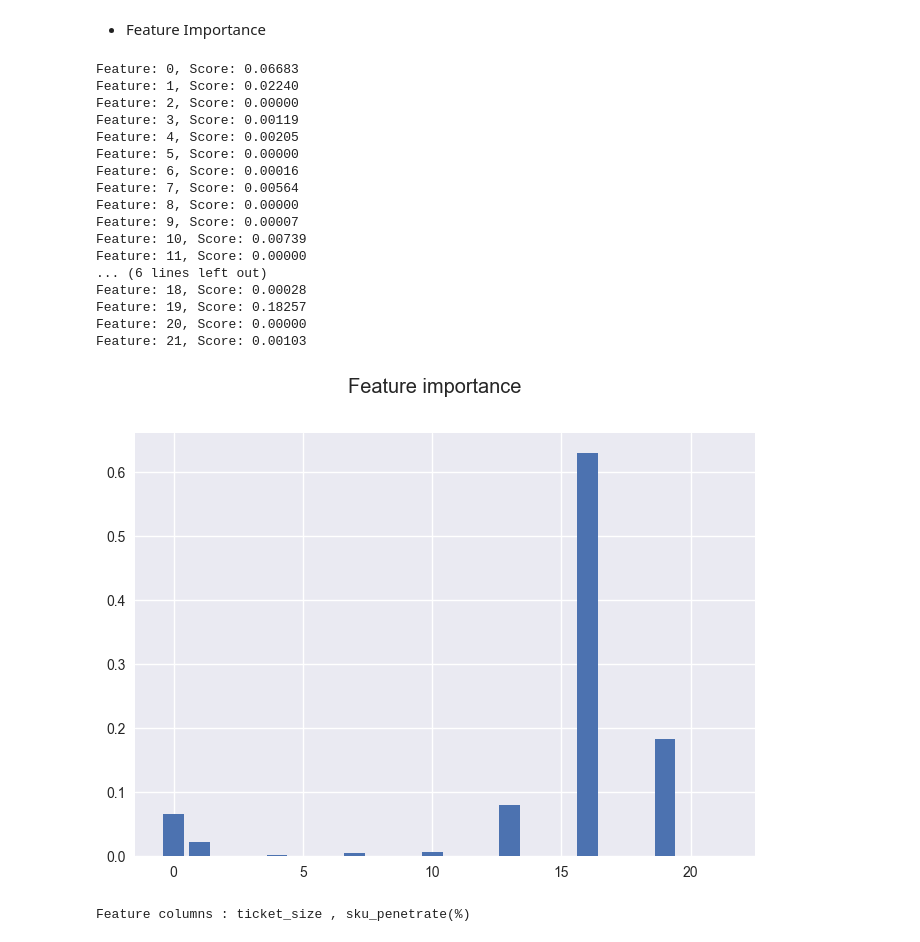
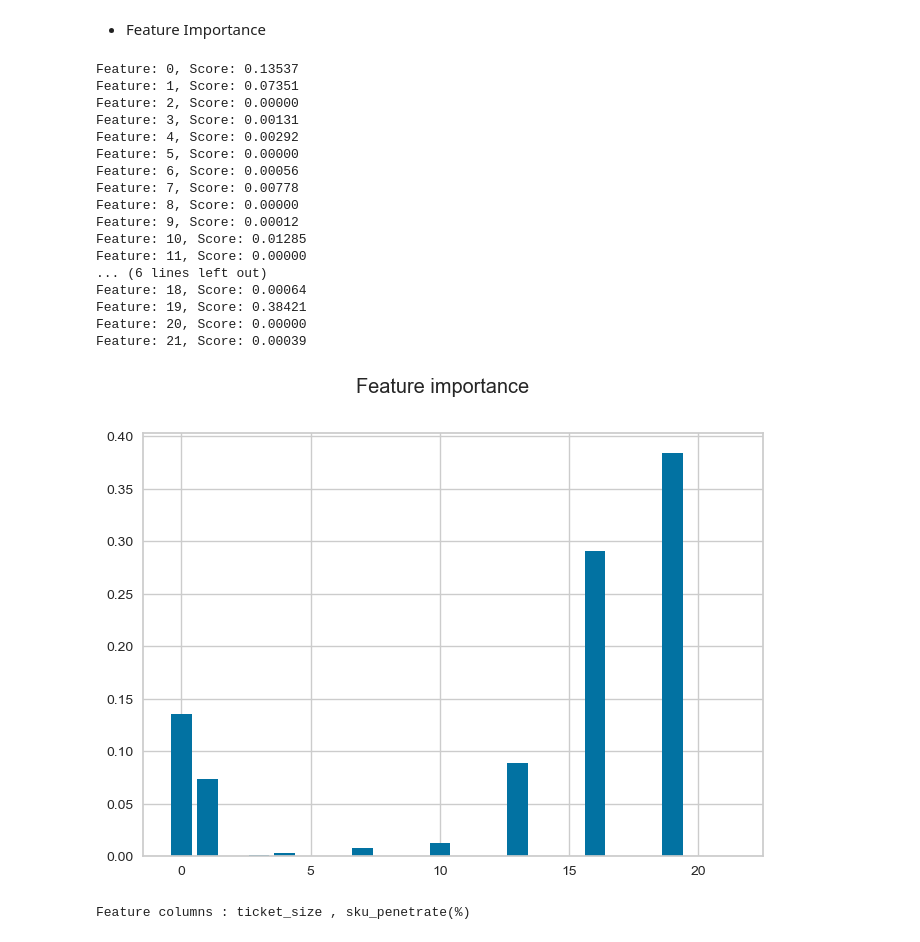
Before and after one commit to HikariJadeEmpire/AdvancedAnalytics-MADT8101, a Jupyter notebook: Week05_CustomerSegmentation/week5-Segmentation.ipynb, the cells around one changed output. Cells and saved outputs as stored; diff of their text form; code cells hidden in the pictures.

```diff
--- a/Week05_CustomerSegmentation/week5-Segmentation.ipynb
+++ b/Week05_CustomerSegmentation/week5-Segmentation.ipynb
@@ -8,8 +8,8 @@ import matplotlib.pyplot as plt
 
 import datetime as dt
 # %%
-# fdf = pd.read_csv("D:\DATA_Science\DATASET\WEEK05_AdvancedAnalytics\data_member.csv", index_col=0) # for Windows
-fdf = pd.read_csv('~/Documents/DATAScience/TempBeforeGit/member and transaction data/data member.csv', index_col=0) # for MacOS
+fdf = pd.read_csv("D:\DATA_Science\DATASET\WEEK05_AdvancedAnalytics\data_member.csv", index_col=0) # for Windows
+# fdf = pd.read_csv('~/Documents/DATAScience/TempBeforeGit/member and transaction data/data member.csv', index_col=0) # for MacOS
 
 fdf.info()
 # %% [output]
@@ -26,15 +26,15 @@ Data columns (total 5 columns):
 dtypes: int64(2), object(3)
 memory usage: 27.0+ MB
 # %%
-# FOR Windows
-# t21_df = pd.read_csv("D:\DATA_Science\DATASET\WEEK05_AdvancedAnalytics\\new_transaction 2021.csv", index_col=0)
-# t22_df = pd.read_csv("D:\DATA_Science\DATASET\WEEK05_AdvancedAnalytics\\new_transaction 2022.csv", index_col=0)
-# t23_df = pd.read_csv("D:\DATA_Science\DATASET\WEEK05_AdvancedAnalytics\\new_transaction 2023.csv", index_col=0)
+## FOR Windows
+t21_df = pd.read_csv("D:\DATA_Science\DATASET\WEEK05_AdvancedAnalytics\\new_transaction 2021.csv", index_col=0)
+t22_df = pd.read_csv("D:\DATA_Science\DATASET\WEEK05_AdvancedAnalytics\\new_transaction 2022.csv", index_col=0)
+t23_df = pd.read_csv("D:\DATA_Science\DATASET\WEEK05_AdvancedAnalytics\\new_transaction 2023.csv", index_col=0)
 
-# FOR Mac
-t21_df = pd.read_csv('~/Documents/DATAScience/TempBeforeGit/member and transaction data/new_transaction 2021.csv', index_col=0)
-t22_df = pd.read_csv('~/Documents/DATAScience/TempBeforeGit/member and transaction data/new_transaction 2022.csv', index_col=0)
-t23_df = pd.read_csv('~/Documents/DATAScience/TempBeforeGit/member and transaction data/new_transaction 2023.csv', index_col=0)
+## FOR Mac
+# t21_df = pd.read_csv('~/Documents/DATAScience/TempBeforeGit/member and transaction data/new_transaction 2021.csv', index_col=0)
+# t22_df = pd.read_csv('~/Documents/DATAScience/TempBeforeGit/member and transaction data/new_transaction 2022.csv', index_col=0)
+# t23_df = pd.read_csv('~/Documents/DATAScience/TempBeforeGit/member and transaction data/new_transaction 2023.csv', index_col=0)
 
 tall_df = pd.concat([t21_df,t22_df,t23_df])
 tall_df.info()
@@ -56,17 +56,17 @@ Data columns (total 9 columns):
 dtypes: float64(2), int64(2), object(5)
 memory usage: 315.0+ MB
 # %%
-# for Windows
+## for Windows
 
-# ff = pd.read_csv('D:\DATA_Science\DATASET\WEEK05_AdvancedAnalytics\\transaction 2021.csv', index_col=0)
-# ff1 = pd.read_csv('D:\DATA_Science\DATASET\WEEK05_AdvancedAnalytics\\transaction 2022.csv', index_col=0)
-# ff2 = pd.read_csv('D:\DATA_Science\DATASET\WEEK05_AdvancedAnalytics\\transaction 2023.csv', index_col=0)
+ff = pd.read_csv('D:\DATA_Science\DATASET\WEEK05_AdvancedAnalytics\\transaction 2021.csv', index_col=0)
+ff1 = pd.read_csv('D:\DATA_Science\DATASET\WEEK05_AdvancedAnalytics\\transaction 2022.csv', index_col=0)
+ff2 = pd.read_csv('D:\DATA_Science\DATASET\WEEK05_AdvancedAnalytics\\transaction 2023.csv', index_col=0)
 
-# for MacOS
+## for MacOS
 
-ff = pd.read_csv('~/Documents/DATAScience/TempBeforeGit/member and transaction data/transaction 2021.csv', index_col=0)
-ff1 = pd.read_csv('~/Documents/DATAScience/TempBeforeGit/member and transaction data/transaction 2022.csv', index_col=0)
-ff2 = pd.read_csv('~/Documents/DATAScience/TempBeforeGit/member and transaction data/transaction 2023.csv', index_col=0)
+# ff = pd.read_csv('~/Documents/DATAScience/TempBeforeGit/member and transaction data/transaction 2021.csv', index_col=0)
+# ff1 = pd.read_csv('~/Documents/DATAScience/TempBeforeGit/member and transaction data/transaction 2022.csv', index_col=0)
+# ff2 = pd.read_csv('~/Documents/DATAScience/TempBeforeGit/member and transaction data/transaction 2023.csv', index_col=0)
 
 o_df = pd.concat([ff,ff1,ff2])
 o_df.info()
@@ -358,0 +339,3 @@ memory usage: 87.7+ MB
+# %%
+df = df.reset_index(drop = True)
+df
@@ -514,45 +513,45 @@ df2
 - Feature Importance
 # %%
 # decision tree for feature importance on a regression problem
-from sklearn.tree import DecisionTreeRegressor
+from sklearn.tree import DecisionTreeClassifier
 
 # define dataset
 X = df.drop(columns=['ent','cluster'])
 y = df['cluster']
 
 # define the model
-model = DecisionTreeRegressor()
+model = DecisionTreeClassifier()
 # fit the model
 model.fit(X, y)
 # get importance
 importance = model.feature_importances_
 
 # summarize feature importance
 for i,v in enumerate(importance):
  print('Feature: %0d, Score: %.5f' % (i,v))
 # plot feature importance
 plt.bar([x for x in range(len(importance))], importance)
 plt.suptitle("Feature importance")
 plt.show()
 # %% [output]
-Feature: 0, Score: 0.06683
-Feature: 1, Score: 0.02240
+Feature: 0, Score: 0.13537
+Feature: 1, Score: 0.07351
 Feature: 2, Score: 0.00000
-Feature: 3, Score: 0.00119
-Feature: 4, Score: 0.00205
+Feature: 3, Score: 0.00131
+Feature: 4, Score: 0.00292
 Feature: 5, Score: 0.00000
-Feature: 6, Score: 0.00016
-Feature: 7, Score: 0.00564
+Feature: 6, Score: 0.00056
+Feature: 7, Score: 0.00778
 Feature: 8, Score: 0.00000
-Feature: 9, Score: 0.00007
-Feature: 10, Score: 0.00739
+Feature: 9, Score: 0.00012
+Feature: 10, Score: 0.01285
 Feature: 11, Score: 0.00000
 ... (6 lines left out)
-Feature: 18, Score: 0.00028
-Feature: 19, Score: 0.18257
+Feature: 18, Score: 0.00064
+Feature: 19, Score: 0.38421
 Feature: 20, Score: 0.00000
-Feature: 21, Score: 0.00103
+Feature: 21, Score: 0.00039
-[figure, old version]
+[figure, new version]
 # %%
 print(f"Feature columns : {X.columns[19]} , {X.columns[16]}")
 # %% [output]
```
Also changed, not shown: parts of 12 cells of this notebook.
